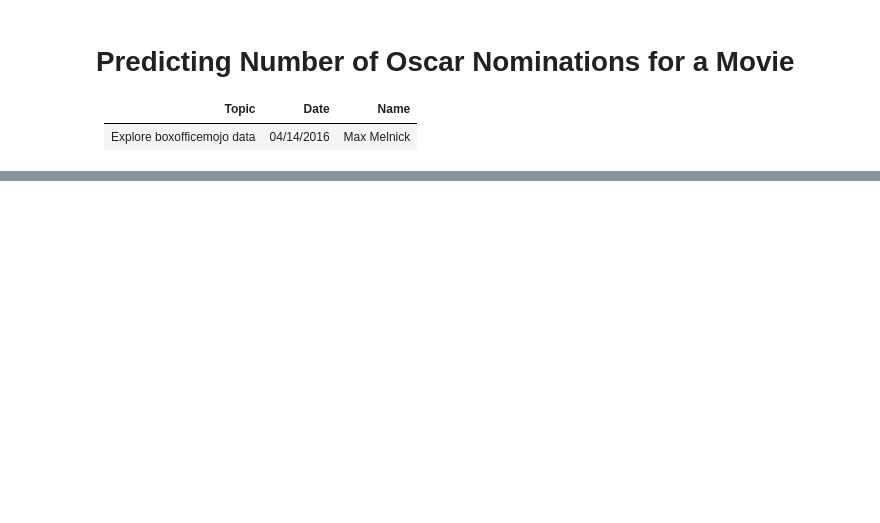
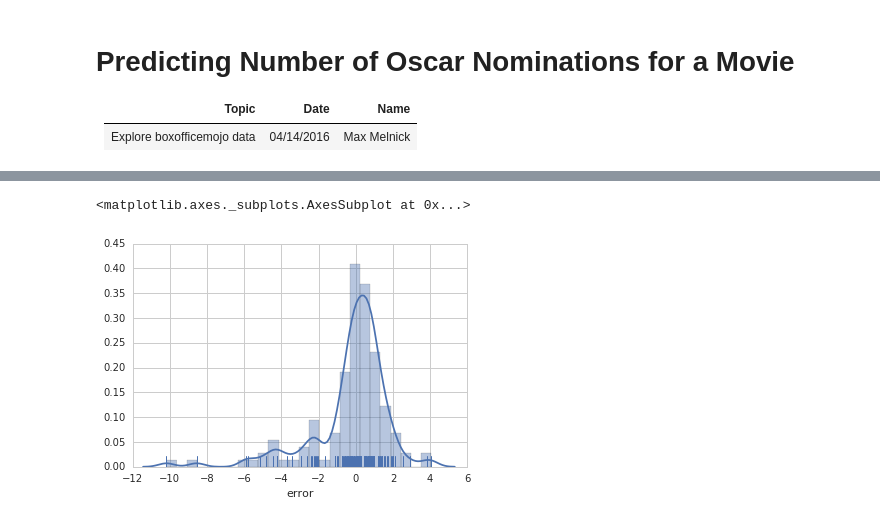
Before and after one commit to maxmelnick/movie_scraping, a Jupyter notebook: Predicting Number of Oscar Nominations for a Movie.ipynb, the cells around one changed output, grey strips where cells are left out. Saved outputs shown, nothing was run; the diff lists cells and outputs as text; code cells hidden in the pictures; blank space fills up the shorter version.

```diff
--- a/Predicting Number of Oscar Nominations for a Movie.ipynb
+++ b/Predicting Number of Oscar Nominations for a Movie.ipynb
@@ -396,0 +1028,5 @@ df.head()
+# %%
+sns.distplot(final['error'], rug=True)
+# %% [output]
+<matplotlib.axes._subplots.AxesSubplot at 0x...>
+[figure, added]
```
Also changed, not shown: parts of 55 cells of this notebook.
